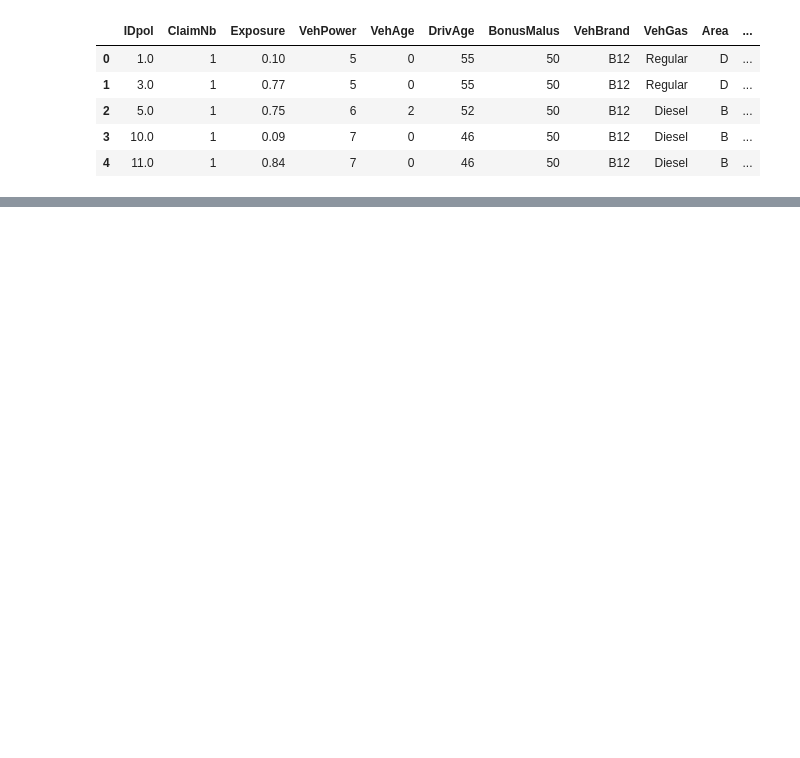
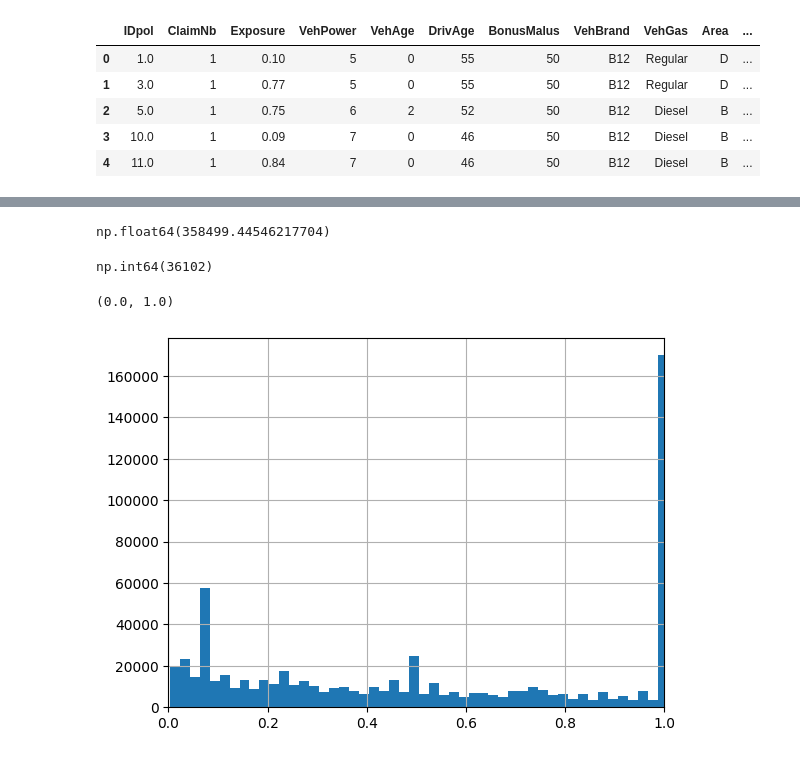
Before and after one commit to Addes4/data-workshops, a Jupyter notebook: data/2026-W07/starter.ipynb, the cells around one changed output, grey strips where cells are left out. Cells and saved outputs as stored; diff of their text form; code cells hidden in the pictures; blank space fills up the shorter version.

```diff
--- a/data/2026-W07/starter.ipynb
+++ b/data/2026-W07/starter.ipynb
@@ -106,0 +148,14 @@ df.head()
+# %%
+df['Exposure'].sum()
+# %% [output]
+np.float64(358499.44546217704)
+# %%
+df['ClaimNb'].sum()
+# %% [output]
+np.int64(36102)
+# %%
+ax = df['Exposure'].hist(bins=100)
+ax.set_xlim(0, 1)
+# %% [output]
+(0.0, 1.0)
+[figure, added]
```
Also changed, not shown: parts of 7 cells of this notebook.
